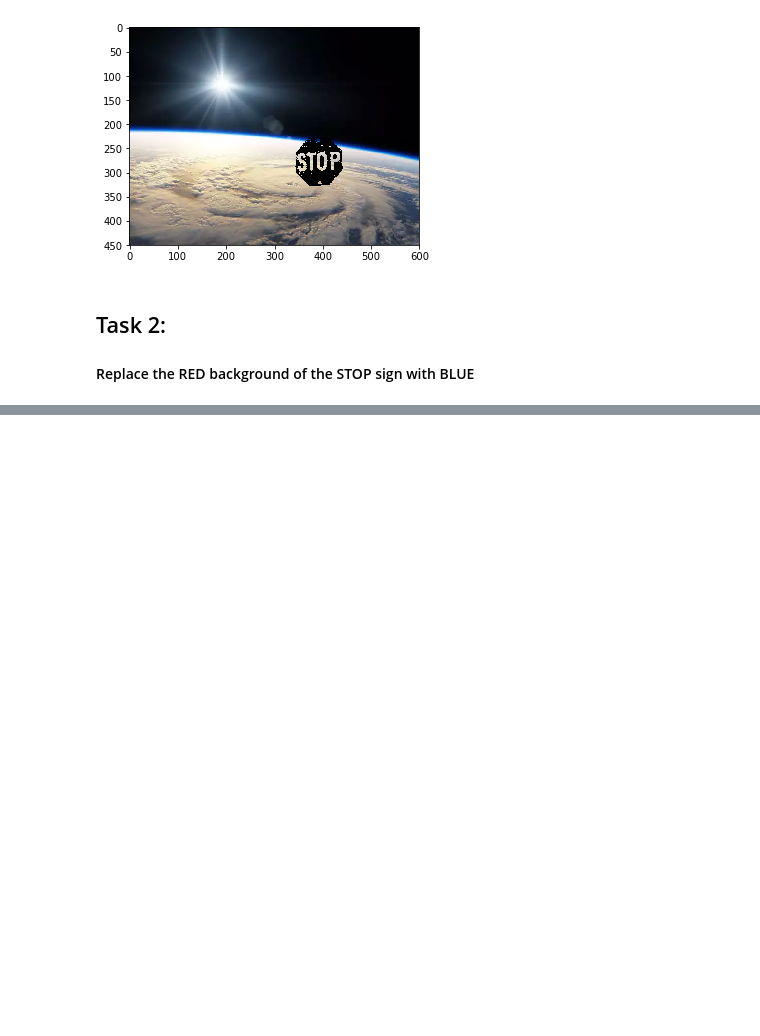
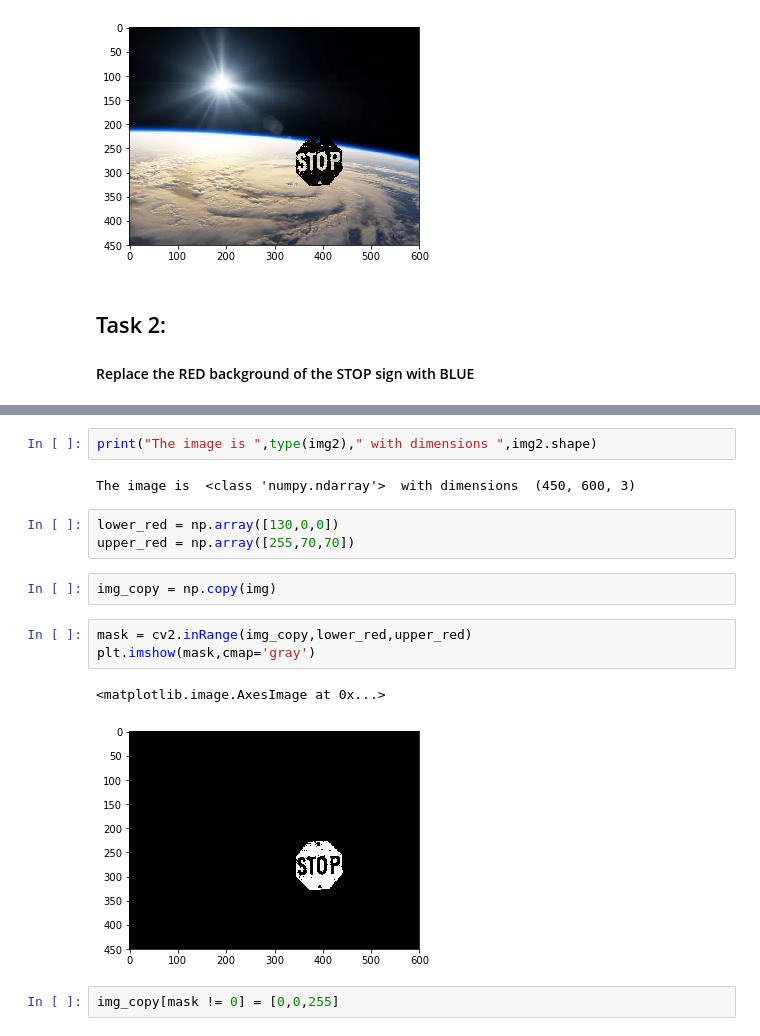
Before and after one commit to RiverSilent/Intro-to-Computer-Vision, a Jupyter notebook: Image Editing.ipynb, the cells around one changed output, grey strips where cells are left out. Cells and saved outputs as stored; diff of their text form; blank space fills up the shorter version.

```diff
--- a/Image Editing.ipynb
+++ b/Image Editing.ipynb
@@ -66,0 +75,17 @@ plt.imshow(masked_img)
+# %%
+print("The image is ",type(img2)," with dimensions ",img2.shape)
+# %% [output]
+The image is  <class 'numpy.ndarray'>  with dimensions  (450, 600, 3)
+# %%
+lower_red = np.array([130,0,0])
+upper_red = np.array([255,70,70])
+# %%
+img_copy = np.copy(img)
+# %%
+mask = cv2.inRange(img_copy,lower_red,upper_red)
+plt.imshow(mask,cmap='gray')
+# %% [output]
+<matplotlib.image.AxesImage at 0x...>
+[figure, added]
+# %%
+img_copy[mask != 0] = [0,0,255]
```
Also changed, not shown: parts of 3 cells of this notebook.
